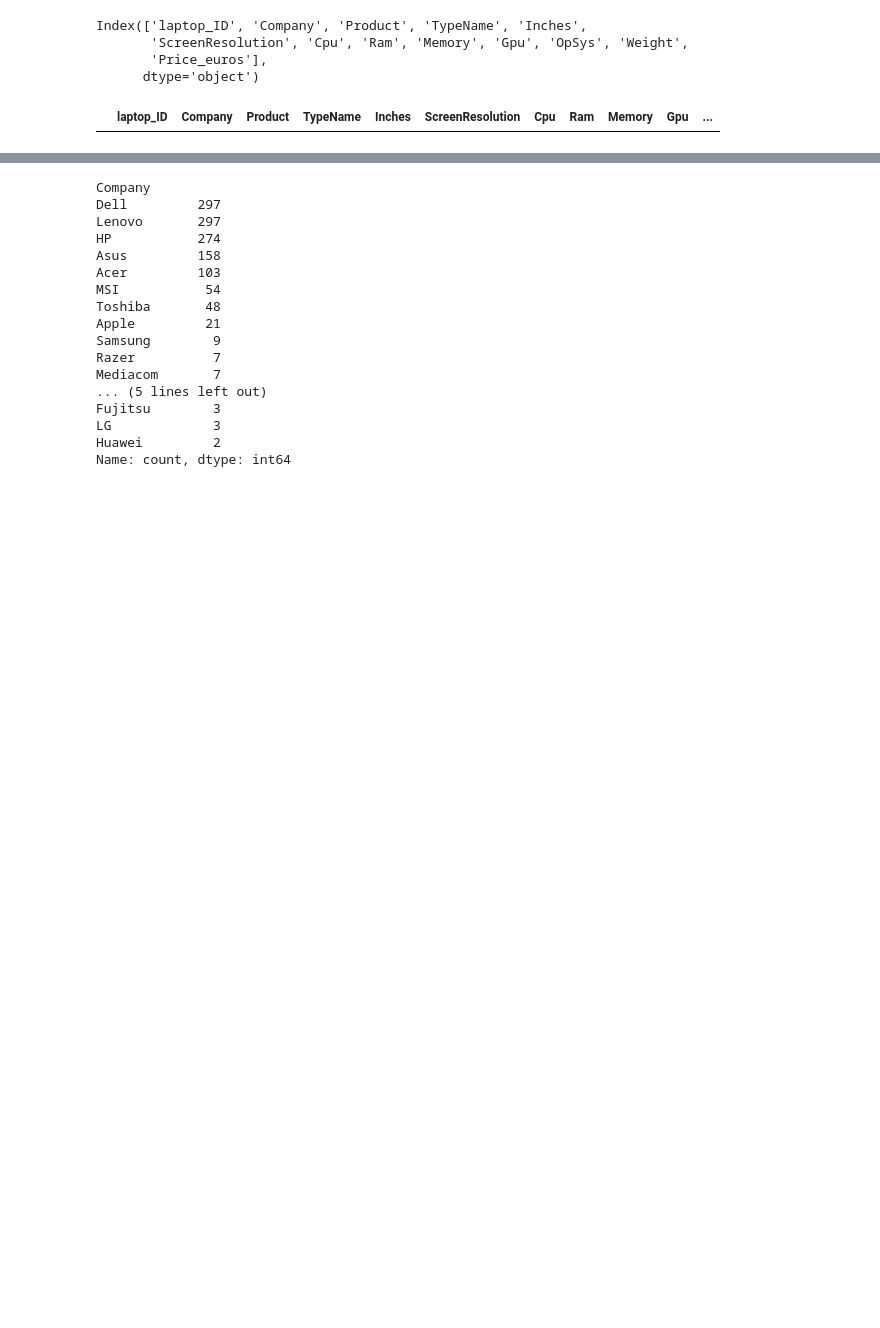
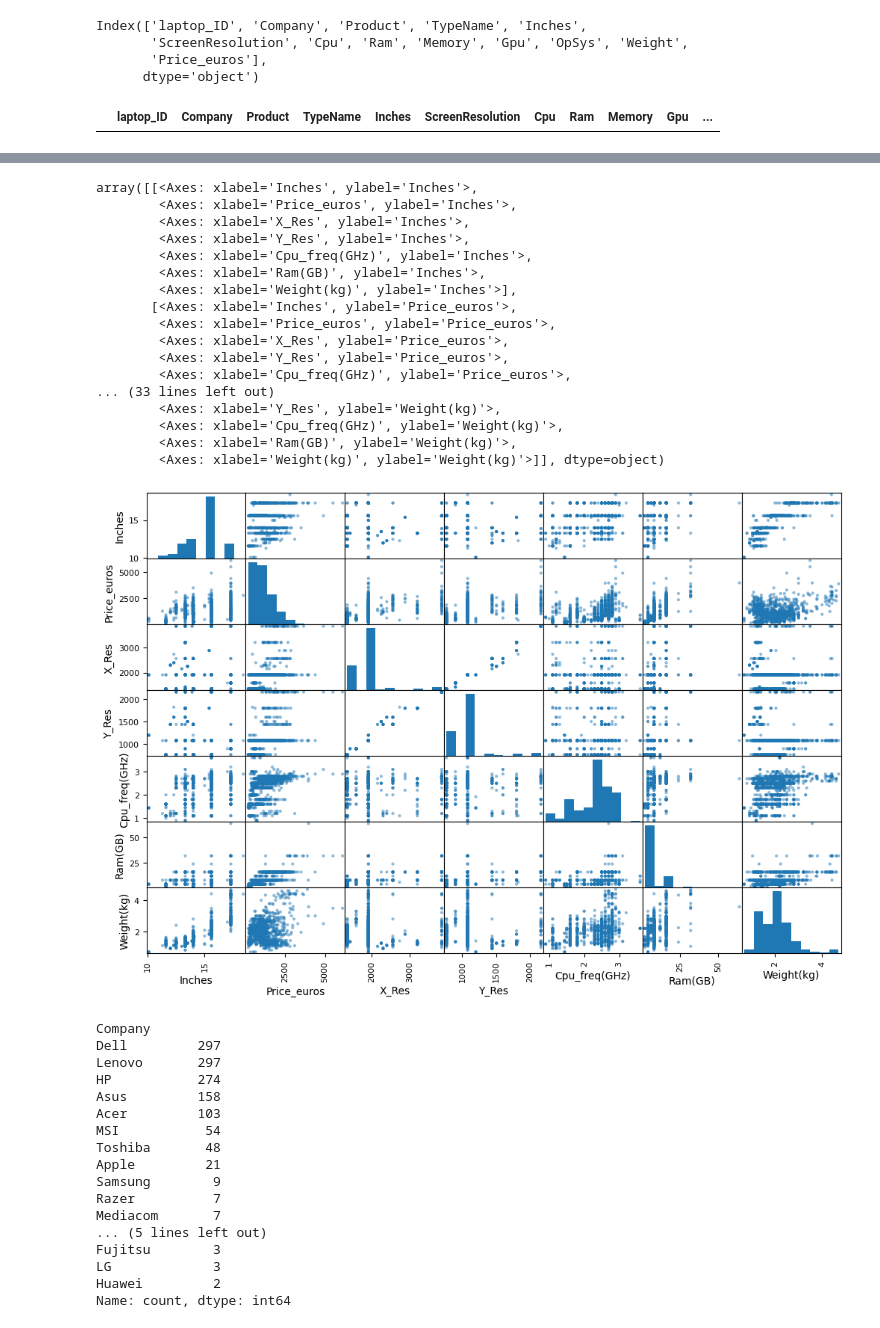
Before and after one commit to Prashant-Bista/Laptop_price_predict, a Jupyter notebook: laptop_predict.ipynb, the cells around one changed output, grey strips where cells are left out. Saved outputs shown, nothing was run; the diff lists cells and outputs as text; code cells hidden in the pictures; blank space fills up the shorter version.

```diff
--- a/laptop_predict.ipynb
+++ b/laptop_predict.ipynb
@@ -195,5 +178,3 @@ Index(['laptop_ID', 'Company', 'Product', 'TypeName', 'Inches', 'Memory',
 # %%
-to_check_numeric=to_check.drop(columns=['laptop_ID', 'Company', 'Product', 'TypeName', 'Memory',
-       'Gpu', 'OpSys', 'Screen_type'])
-print(to_check_numeric)
-scatter_matrix(to_check_numeric,figsize=(12,8))
+num_features=to_check.drop(columns=['laptop_ID', 'Company', 'Product', 'TypeName', 'Memory',
+       'Gpu', 'OpSys','Cpu_type',"Screen_type"])
@@ -236,3 +192,25 @@ array([[<Axes: xlabel='Inches', ylabel='Inches'>,
+# %%
+
+scatter_matrix(num_features,figsize=(12,8))
+# %% [output]
+array([[<Axes: xlabel='Inches', ylabel='Inches'>,
+        <Axes: xlabel='Price_euros', ylabel='Inches'>,
+        <Axes: xlabel='X_Res', ylabel='Inches'>,
+        <Axes: xlabel='Y_Res', ylabel='Inches'>,
+        <Axes: xlabel='Cpu_freq(GHz)', ylabel='Inches'>,
+        <Axes: xlabel='Ram(GB)', ylabel='Inches'>,
+        <Axes: xlabel='Weight(kg)', ylabel='Inches'>],
+       [<Axes: xlabel='Inches', ylabel='Price_euros'>,
+        <Axes: xlabel='Price_euros', ylabel='Price_euros'>,
+        <Axes: xlabel='X_Res', ylabel='Price_euros'>,
+        <Axes: xlabel='Y_Res', ylabel='Price_euros'>,
+        <Axes: xlabel='Cpu_freq(GHz)', ylabel='Price_euros'>,
+... (33 lines left out)
+        <Axes: xlabel='Y_Res', ylabel='Weight(kg)'>,
+        <Axes: xlabel='Cpu_freq(GHz)', ylabel='Weight(kg)'>,
+        <Axes: xlabel='Ram(GB)', ylabel='Weight(kg)'>,
+        <Axes: xlabel='Weight(kg)', ylabel='Weight(kg)'>]], dtype=object)
+[figure, added]
 # %%
 laptop_data["Company"].value_counts()
 # %% [output]
```
Also changed, not shown: parts of 15 cells of this notebook.
